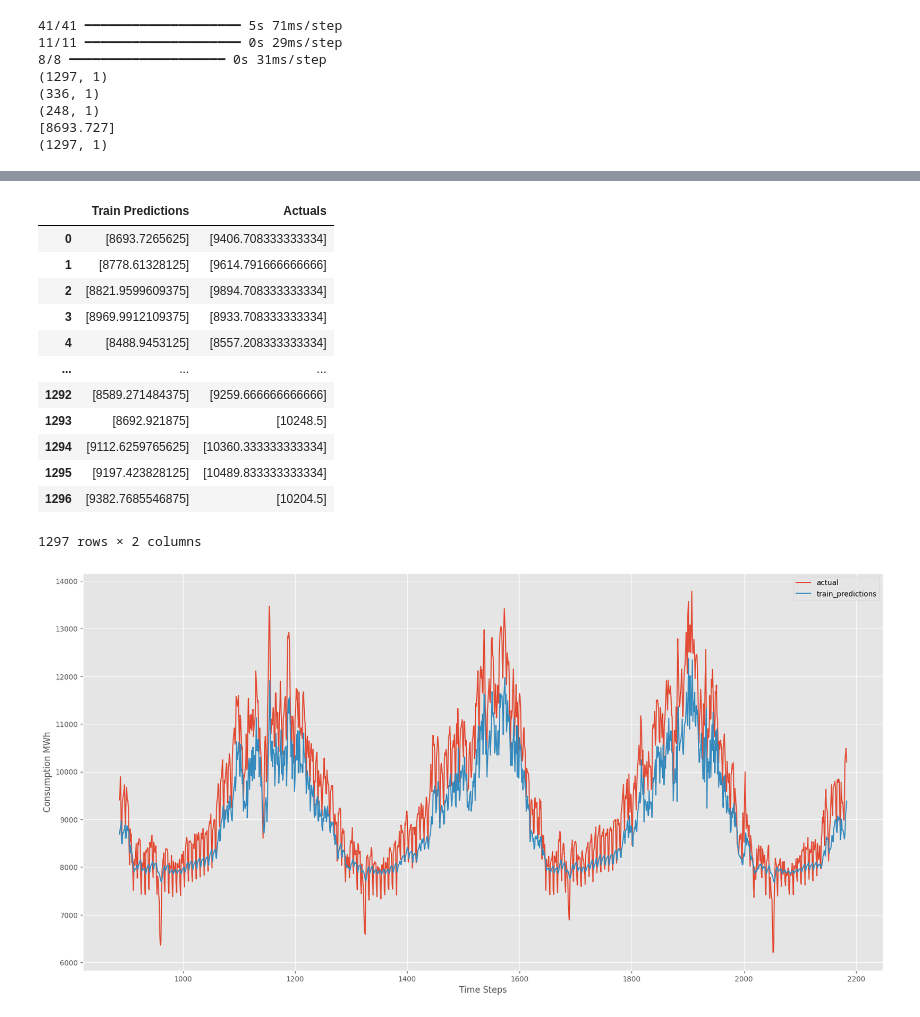
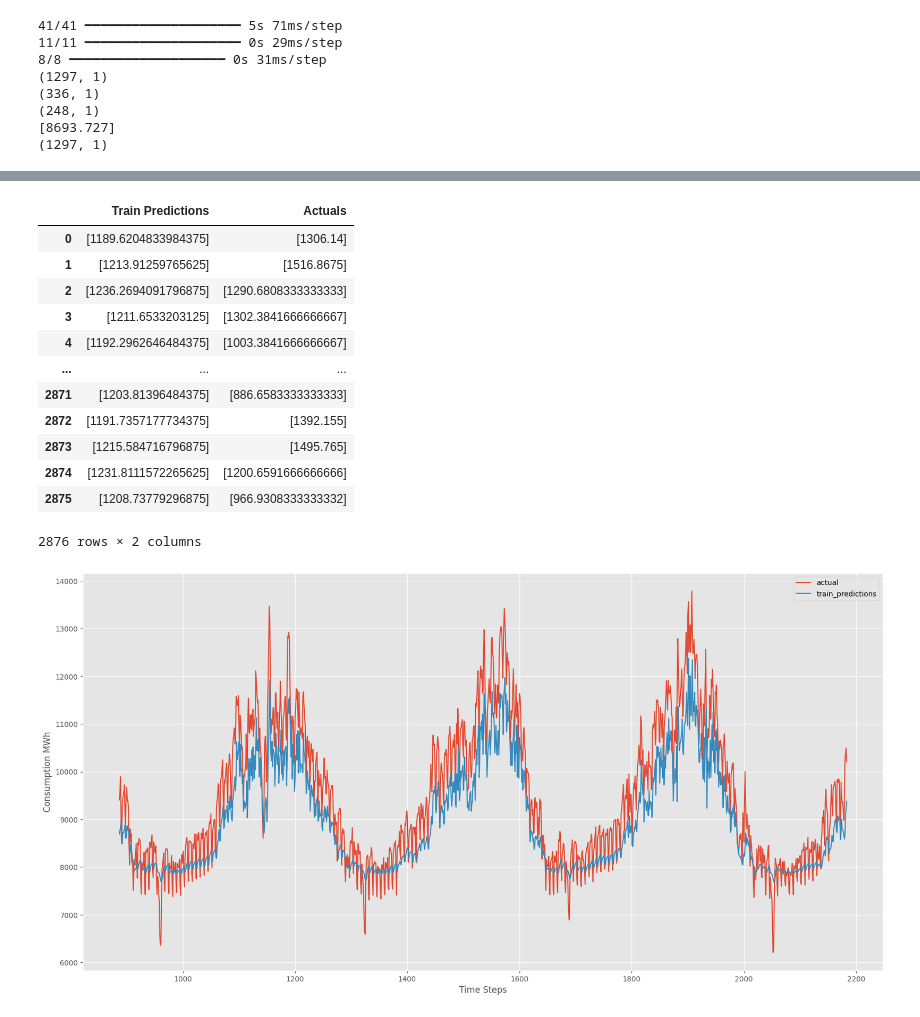
Before and after one commit to ankithhebbar2004/HPE, a Jupyter notebook: model.ipynb, the cells around one changed output, grey strips where cells are left out. Drawn from its saved outputs; the diff is of its cells as text; code cells hidden in the pictures.

Commit message:
Added model training

```diff
--- a/model.ipynb
+++ b/model.ipynb
@@ -272,7 +272,7 @@ for device_id in device_ids:
     device_data = dataset[dataset['device_id'] == device_id]
 
     # Resample the device data to daily frequency
-    device_resampled = device_data.resample("H").mean(numeric_only=True)
+    device_resampled = device_data.resample("h").mean(numeric_only=True)
 
     # Store in dictionary with device_id as the key
     device_datasets[device_id] = device_resampled
@@ -469,7 +571,14 @@ Trainable params: 71,051
 Non-trainable params: 0
 _________________________________________________________________
 # %%
-history = model.fit(X_train, y_train, validation_data = (X_val,yval), verbose = 1,epochs = 60 ,batch_size = 10)
+history3 = model3.fit(
+    X_train3,
+    y_train3,
+    validation_data=(X_val3, yval3),
+    verbose=1,
+    epochs=60,
+    batch_size=10
+)
 # %%
 import tensorflow as tf
 tf.__version__
@@ -508,16 +617,44 @@ print(y_train.shape)
 (1297, 1)
 # %%
 
-# Predicting consumption using training data
-train_predictions = model.predict(X_train)
-train_predictions =scaler.inverse_transform(train_predictions)
+# # Predicting consumption using training data
+# train_predictions = model.predict(X_train)
+# train_predictions =scaler.inverse_transform(train_predictions)
 
-y_train = y_train.reshape(y_train.shape[0], 1)
-actual = scaler.inverse_transform(y_train)
-train_results = pd.DataFrame()
+# y_train = y_train.reshape(y_train.shape[0], 1)
+# actual = scaler.inverse_transform(y_train)
+# train_results = pd.DataFrame()
 
-train_results["Train Predictions"] = train_predictions.tolist()
-train_results["Actuals"] = actual.tolist()
+# train_results["Train Predictions"] = train_predictions.tolist()
+# train_results["Actuals"] = actual.tolist()
 
-train_results
+# train_results
+
+# Predicting consumption using training data for device 1
+# train_predictions1 = model2.predict(X_train2)
+# train_predictions1 = scaler2.inverse_transform(train_predictions1)
+
+# y_train1_reshaped = y_train1.reshape(y_train1.shape[0], 1)
+# actual1 = scaler1.inverse_transform(y_train1_reshaped)
+# train_results1 = pd.DataFrame()
+
+# train_results1["Train Predictions"] = train_predictions1.tolist()
+# train_results1["Actuals"] = actual1.tolist()
+
+# print("Device 1 Training Results:")
+# train_results1
+
+# Predicting consumption using training data for device 3
+train_predictions3 = model3.predict(X_train3)
+train_predictions3 = scaler3.inverse_transform(train_predictions3)
+
+y_train3_reshaped = y_train3.reshape(y_train3.shape[0], 1)
+actual3 = scaler3.inverse_transform(y_train3_reshaped)
+train_results3 = pd.DataFrame()
+
+train_results3["Train Predictions"] = train_predictions3.tolist()
+train_results3["Actuals"] = actual3.tolist()
+
+print("Device 3 Training Results:")
+train_results3
 # %% [output]
@@ -525,16 +663,16 @@ train_results
 |  | Train Predictions | Actuals |
-| 0 | [8693.7265625] | [9406.708333333334] |
-| 1 | [8778.61328125] | [9614.791666666666] |
-| 2 | [8821.9599609375] | [9894.708333333334] |
-| 3 | [8969.9912109375] | [8933.708333333334] |
-| 4 | [8488.9453125] | [8557.208333333334] |
+| 0 | [1189.6204833984375] | [1306.14] |
+| 1 | [1213.91259765625] | [1516.8675] |
+| 2 | [1236.2694091796875] | [1290.6808333333333] |
+| 3 | [1211.6533203125] | [1302.3841666666667] |
+| 4 | [1192.2962646484375] | [1003.3841666666667] |
 | ... | ... | ... |
-| 1292 | [8589.271484375] | [9259.666666666666] |
-| 1293 | [8692.921875] | [10248.5] |
-| 1294 | [9112.6259765625] | [10360.333333333334] |
-| 1295 | [9197.423828125] | [10489.833333333334] |
-| 1296 | [9382.7685546875] | [10204.5] |
+| 2871 | [1203.81396484375] | [886.6583333333333] |
+| 2872 | [1191.7357177734375] | [1392.155] |
+| 2873 | [1215.584716796875] | [1495.765] |
+| 2874 | [1231.8111572265625] | [1200.6591666666666] |
+| 2875 | [1208.73779296875] | [966.9308333333332] |
-1297 rows × 2 columns
+2876 rows × 2 columns
 # %%
 plt.figure(figsize=(20,10))
 
```
Also changed, not shown: parts of 10 cells of this notebook.
